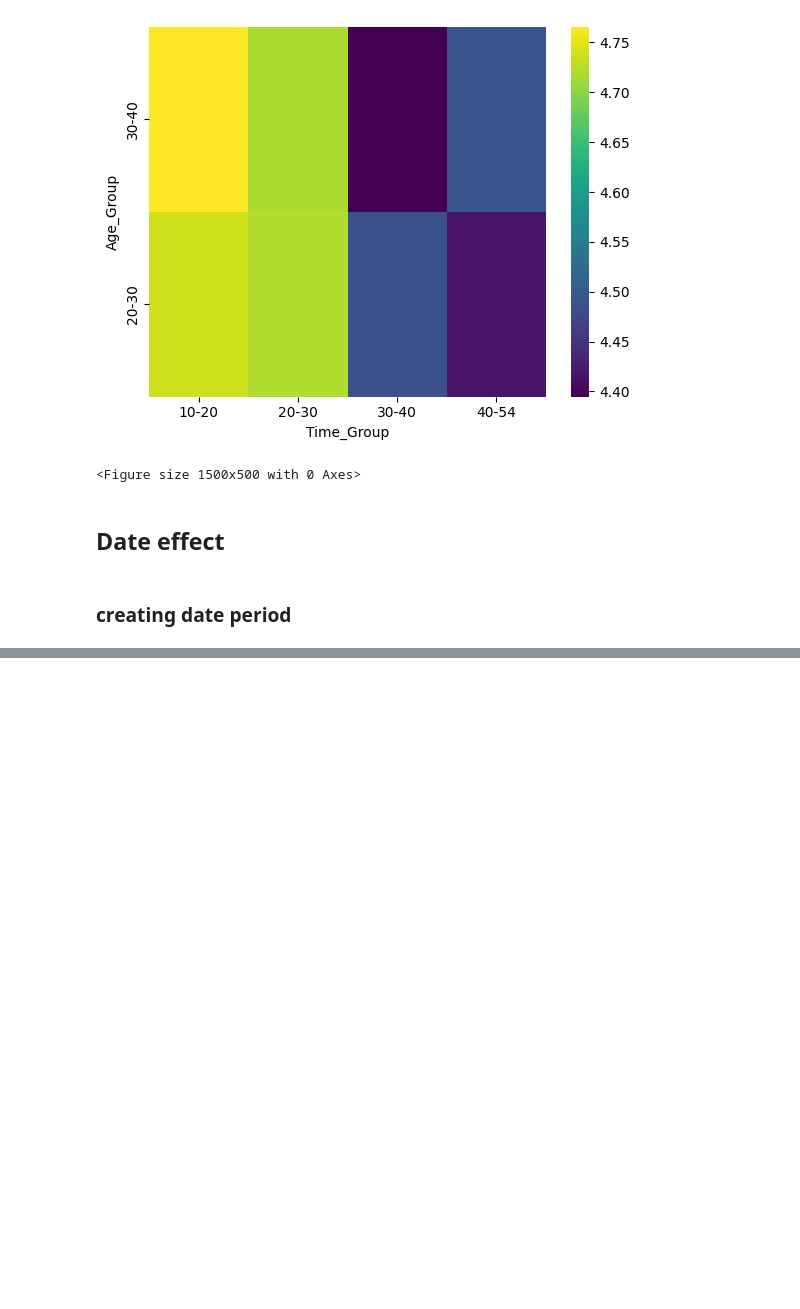
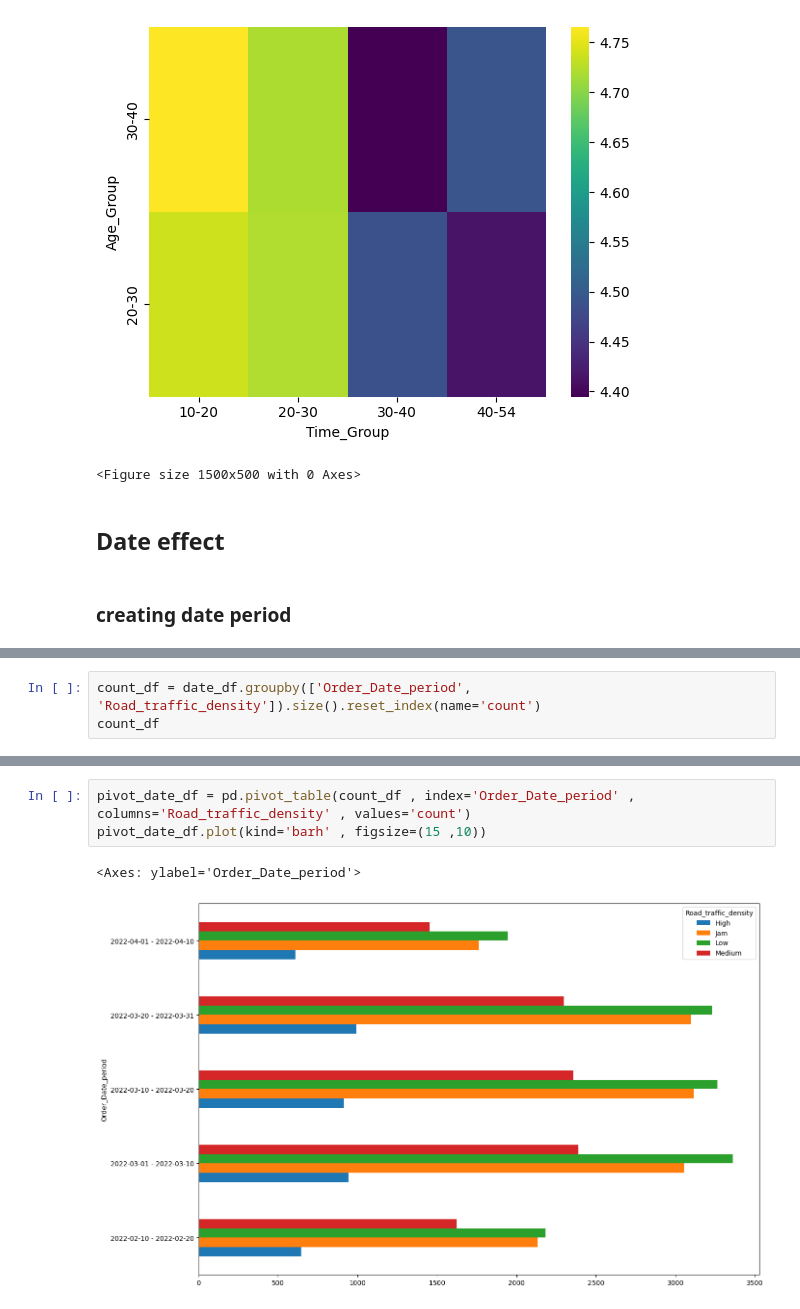
Before and after one commit to Esmaeil-Mashhadi/streamlit_dataVisualization, a Jupyter notebook: dataCleaning.ipynb, the cells around one changed output, grey strips where cells are left out. Drawn from its saved outputs; the diff is of its cells as text; blank space fills up the shorter version.

```diff
--- a/dataCleaning.ipynb
+++ b/dataCleaning.ipynb
@@ -366,0 +406,3 @@ april_df.sample(frac=.1)
+# %%
+count_df = date_df.groupby(['Order_Date_period', 'Road_traffic_density']).size().reset_index(name='count')
+count_df
@@ -366,0 +427,6 @@ april_df.sample(frac=.1)
+# %%
+pivot_date_df = pd.pivot_table(count_df , index='Order_Date_period' , columns='Road_traffic_density' , values='count')
+pivot_date_df.plot(kind='barh' , figsize=(15 ,10))
+# %% [output]
+<Axes: ylabel='Order_Date_period'>
+[figure, added]
```
Also changed, not shown: parts of 10 cells of this notebook, 7 other files.
